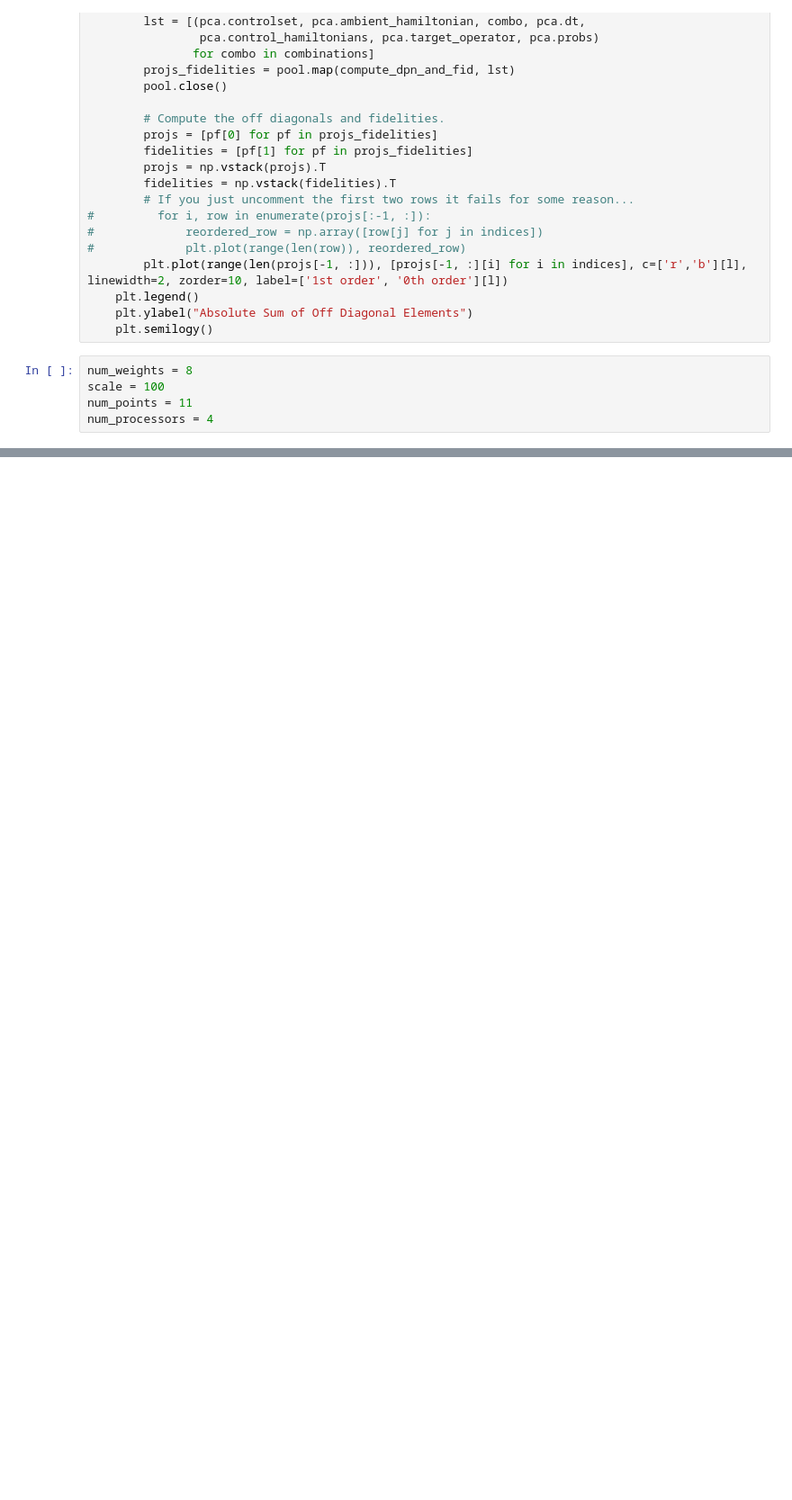
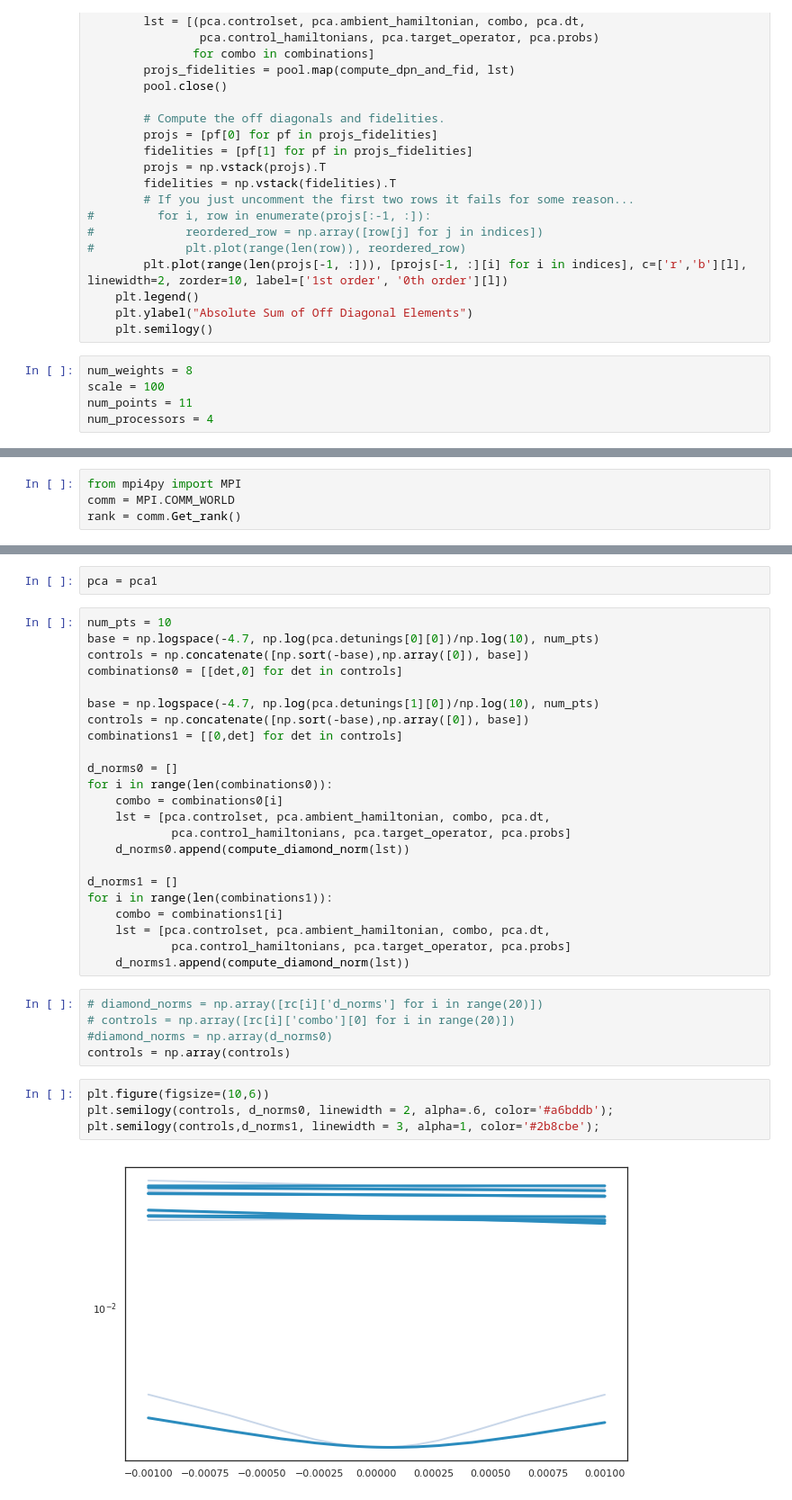
Before and after one commit to ampolloreno/decorrelating_errors, a Jupyter notebook: code/Quadratic Programs Working (sqrtX).ipynb, the cells around one changed output, grey strips where cells are left out. Shown: that part at 90% size. Cells and saved outputs as stored; diff of their text form; blank space fills up the shorter version.

```diff
--- a/code/Quadratic Programs Working (sqrtX).ipynb
+++ b/code/Quadratic Programs Working (sqrtX).ipynb
@@ -331,0 +357,4 @@ DOING COMBO [8e-05, 6.400000000000002e-05]
+# %%
+from mpi4py import MPI
+comm = MPI.COMM_WORLD
+rank = comm.Get_rank()
@@ -331,0 +439,36 @@ DOING COMBO [8e-05, 6.400000000000002e-05]
+# %%
+pca = pca1
+# %%
+num_pts = 10
+base = np.logspace(-4.7, np.log(pca.detunings[0][0])/np.log(10), num_pts)
+controls = np.concatenate([np.sort(-base),np.array([0]), base])
+combinations0 = [[det,0] for det in controls]
+
+base = np.logspace(-4.7, np.log(pca.detunings[1][0])/np.log(10), num_pts)
+controls = np.concatenate([np.sort(-base),np.array([0]), base])
+combinations1 = [[0,det] for det in controls]
+
+d_norms0 = []
+for i in range(len(combinations0)):
+    combo = combinations0[i]
+    lst = [pca.controlset, pca.ambient_hamiltonian, combo, pca.dt,
+            pca.control_hamiltonians, pca.target_operator, pca.probs]
+    d_norms0.append(compute_diamond_norm(lst))
+
+d_norms1 = []
+for i in range(len(combinations1)):
+    combo = combinations1[i]
+    lst = [pca.controlset, pca.ambient_hamiltonian, combo, pca.dt,
+            pca.control_hamiltonians, pca.target_operator, pca.probs]
+    d_norms1.append(compute_diamond_norm(lst))
+# %%
+# diamond_norms = np.array([rc[i]['d_norms'] for i in range(20)])
+# controls = np.array([rc[i]['combo'][0] for i in range(20)])
+#diamond_norms = np.array(d_norms0)
+controls = np.array(controls)
+# %%
+plt.figure(figsize=(10,6))
+plt.semilogy(controls, d_norms0, linewidth = 2, alpha=.6, color='#a6bddb');
+plt.semilogy(controls,d_norms1, linewidth = 3, alpha=1, color='#2b8cbe');
+# %% [output]
+[figure, added]
```
Also changed, not shown: parts of 25 cells of this notebook, 2 other files.
